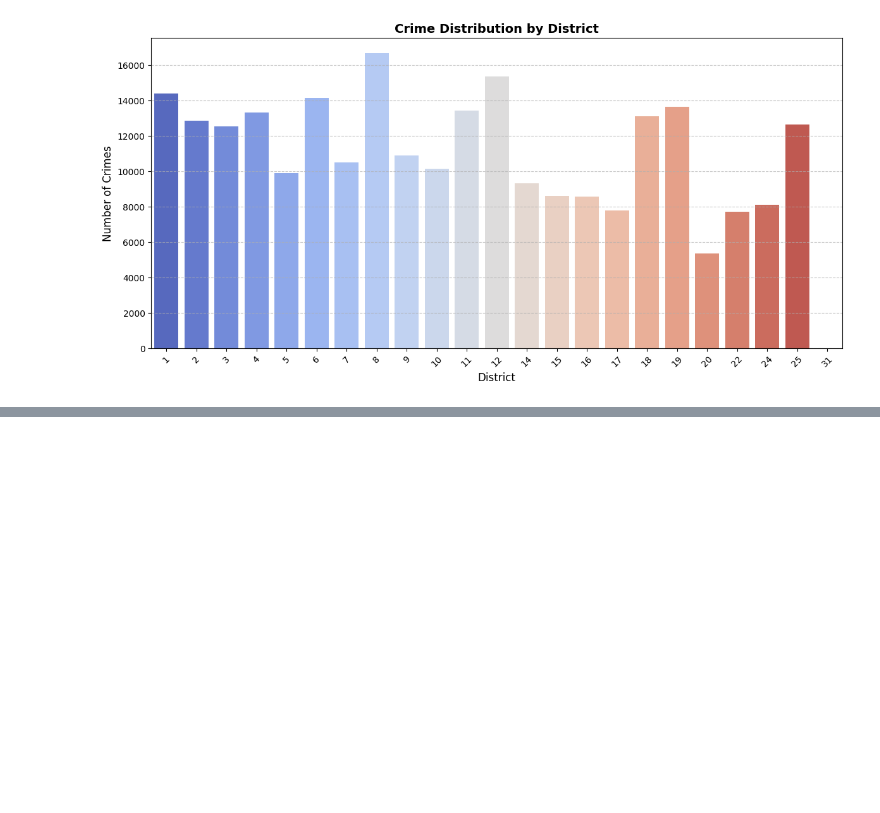
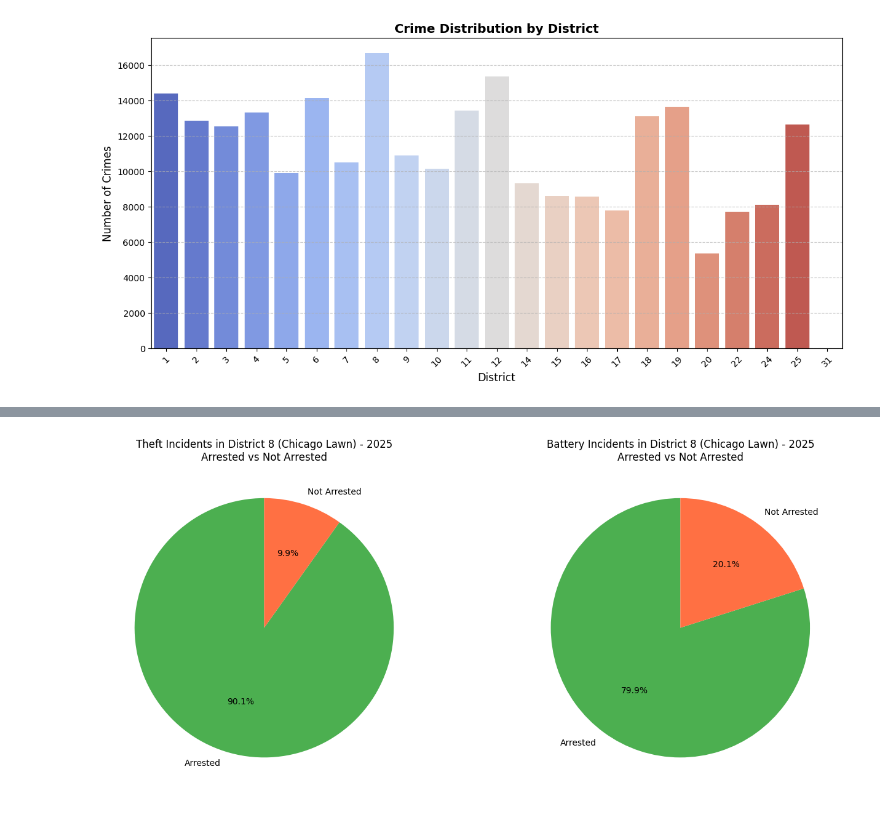
Before and after one commit to louiezzy/ELEC303-DataAnalytics, a Jupyter notebook: Midterm Exam Project.ipynb, the cells around one changed output, grey strips where cells are left out. Saved outputs shown, nothing was run; the diff lists cells and outputs as text; code cells hidden in the pictures; blank space fills up the shorter version.

```diff
--- a/Midterm Exam Project.ipynb
+++ b/Midterm Exam Project.ipynb
@@ -662,0 +761,44 @@ plt.show()
+# %%
+
+
+district8_theft = cf_2025[(cf_2025['District'] == 8) &
+                          (cf_2025['Primary Type'] == "THEFT")]
+
+theft_counts = district8_theft['Arrest'].value_counts()
+theft_labels = ['Arrested', 'Not Arrested']
+
+
+battery_d8_2025 = cf_2025[(cf_2025['District'] == 8) &
+                          (cf_2025['Primary Type'] == "BATTERY")]
+
+battery_counts = battery_d8_2025['Arrest'].value_counts()
+battery_labels = ['Arrested', 'Not Arrested']
+
+
+fig, axes = plt.subplots(1, 2, figsize=(14, 6))
+
+
+axes[0].pie(
+    theft_counts,
+    labels=theft_labels,
+    autopct='%1.1f%%',
+    startangle=90,
+    colors=['#4CAF50', '#FF7043']
+)
+axes[0].set_title('Theft Incidents in District 8 (Chicago Lawn) - 2025\nArrested vs Not Arrested', fontsize=12)
+
+
+axes[1].pie(
+    battery_counts,
+    labels=battery_labels,
+    autopct='%1.1f%%',
+    startangle=90,
+    colors=['#4CAF50', '#FF7043']
+)
+axes[1].set_title('Battery Incidents in District 8 (Chicago Lawn) - 2025\nArrested vs Not Arrested', fontsize=12)
+
+
+plt.tight_layout()
+plt.show()
+# %% [output]
+[figure, added]
```
Also changed, not shown: parts of 58 cells of this notebook.
